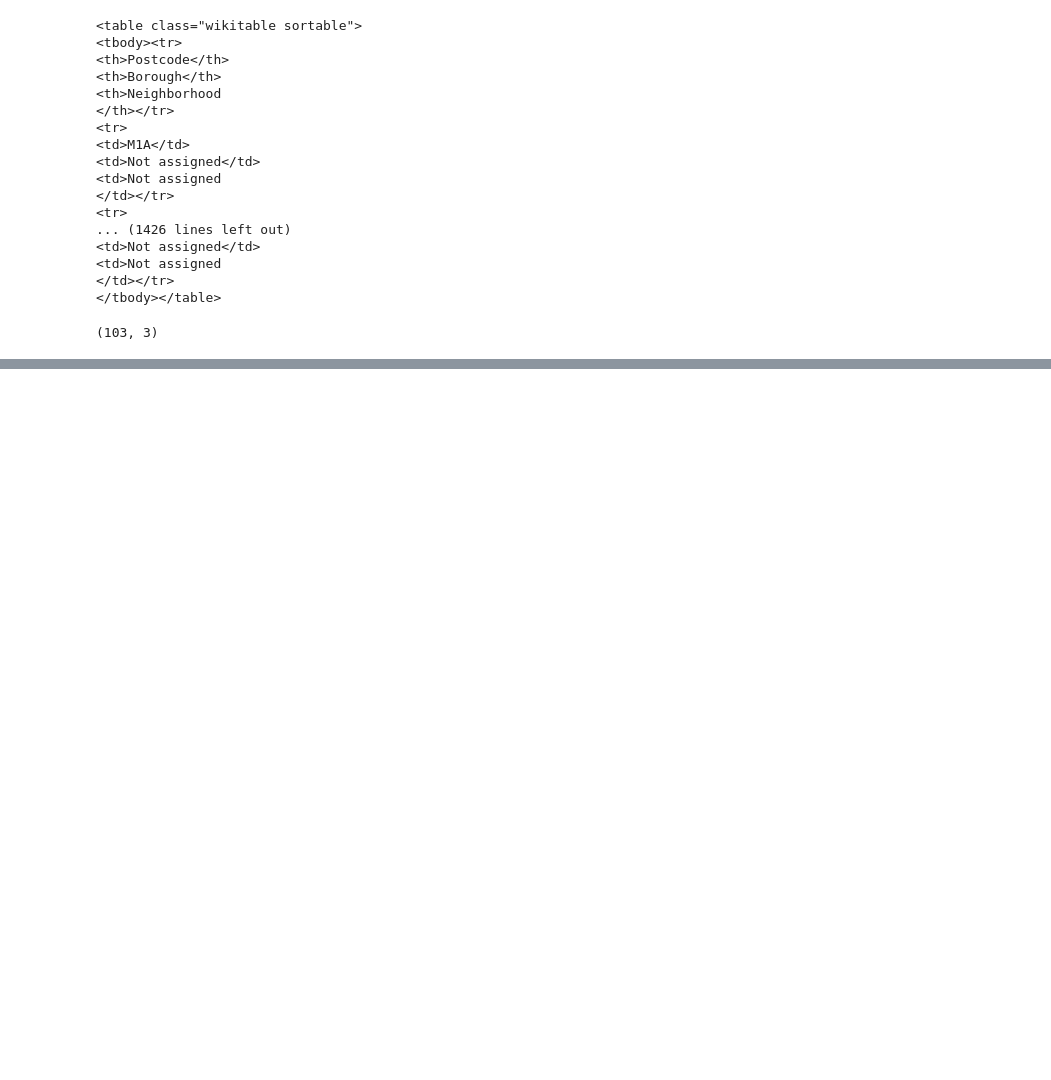
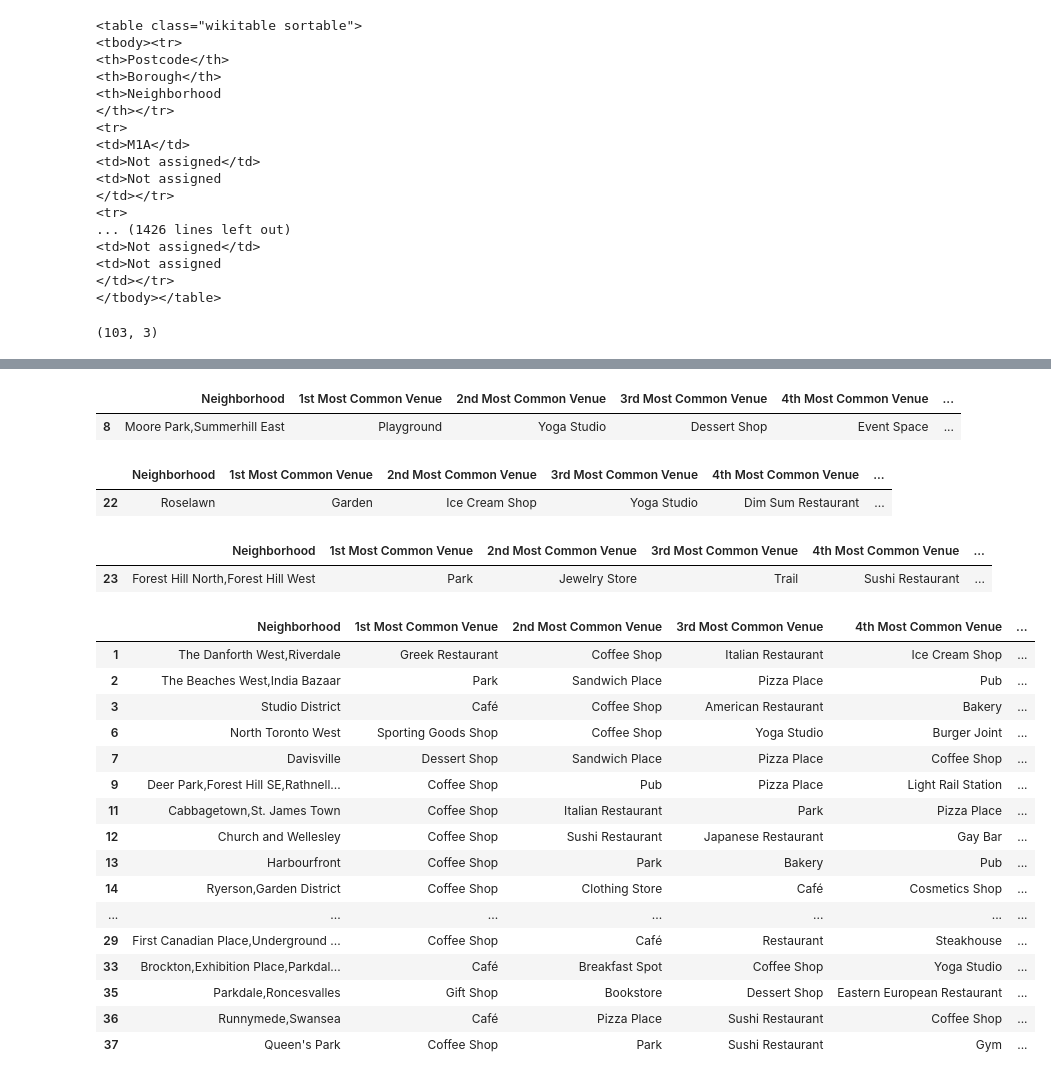
Before and after one commit to adamson22/Coursera_Capstone, a Jupyter notebook: Toronto Neighborhood Analysis.ipynb, the cells around one changed output, grey strips where cells are left out. Cells and saved outputs as stored; diff of their text form; code cells hidden in the pictures; blank space fills up the shorter version.

```diff
--- a/Toronto Neighborhood Analysis.ipynb
+++ b/Toronto Neighborhood Analysis.ipynb
@@ -94,0 +397,21 @@ df_ontario_grouped.shape  # 103,3
+# %%
+num_top_venues = 10
+
+indicators = ['st', 'nd', 'rd']
+
+# create columns according to number of top venues
+columns = ['Neighborhood']
+for ind in np.arange(num_top_venues):
+    try:
+        columns.append('{}{} Most Common Venue'.format(ind+1, indicators[ind]))
+    except:
+        columns.append('{}th Most Common Venue'.format(ind+1))
+
+# create a new dataframe
+neighborhoods_venues_sorted = pd.DataFrame(columns=columns)
+neighborhoods_venues_sorted['Neighborhood'] = toronto_grouped['Neighborhood']
+
+for ind in np.arange(toronto_grouped.shape[0]):
+    neighborhoods_venues_sorted.iloc[ind, 1:] = return_most_common_venues(toronto_grouped.iloc[ind, :], num_top_venues)
+
+neighborhoods_venues_sorted.head()
@@ -94,0 +427,11 @@ df_ontario_grouped.shape  # 103,3
+# %%
+# set number of clusters
+kclusters = 10
+
+toronto_grouped_clustering = toronto_grouped.drop('Neighborhood', 1)
+
+# run k-means clustering
+kmeans = KMeans(init="k-means++", n_clusters=kclusters, n_init=15).fit(toronto_grouped_clustering)
+
+# check cluster labels generated for each row in the dataframe
+kmeans.labels_[0:10]
@@ -94,0 +440,10 @@ df_ontario_grouped.shape  # 103,3
+# %%
+# add clustering labels
+neighborhoods_venues_sorted.insert(0, 'Cluster Labels', kmeans.labels_)
+
+toronto_merged = df_toronto
+
+# merge toronto_grouped with toronto_data to add latitude/longitude for each neighborhood
+toronto_merged = toronto_merged.join(neighborhoods_venues_sorted.set_index('Neighborhood'), on='Neighborhood')
+
+toronto_merged.head() # check the last columns!
@@ -94,0 +498,35 @@ df_ontario_grouped.shape  # 103,3
+# %%
+toronto_merged.loc[toronto_merged['Cluster Labels'] == 1, toronto_merged.columns[[2] + list(range(6, toronto_merged.shape[1]))]]
+# %% [output]
+|  | Neighborhood | 1st Most Common Venue | 2nd Most Common Venue | 3rd Most Common Venue | 4th Most Common Venue | ... |
+| 8 | Moore Park,Summerhill East | Playground | Yoga Studio | Dessert Shop | Event Space | ... |
+# %%
+toronto_merged.loc[toronto_merged['Cluster Labels'] == 2, toronto_merged.columns[[2] + list(range(6, toronto_merged.shape[1]))]]
+# %% [output]
+|  | Neighborhood | 1st Most Common Venue | 2nd Most Common Venue | 3rd Most Common Venue | 4th Most Common Venue | ... |
+| 22 | Roselawn | Garden | Ice Cream Shop | Yoga Studio | Dim Sum Restaurant | ... |
+# %%
+toronto_merged.loc[toronto_merged['Cluster Labels'] == 3, toronto_merged.columns[[2] + list(range(6, toronto_merged.shape[1]))]]
+# %% [output]
+|  | Neighborhood | 1st Most Common Venue | 2nd Most Common Venue | 3rd Most Common Venue | 4th Most Common Venue | ... |
+| 23 | Forest Hill North,Forest Hill West | Park | Jewelry Store | Trail | Sushi Restaurant | ... |
+# %%
+toronto_merged.loc[toronto_merged['Cluster Labels'] == 4, toronto_merged.columns[[2] + list(range(6, toronto_merged.shape[1]))]]
+# %% [output]
+|  | Neighborhood | 1st Most Common Venue | 2nd Most Common Venue | 3rd Most Common Venue | 4th Most Common Venue | ... |
+| 1 | The Danforth West,Riverdale | Greek Restaurant | Coffee Shop | Italian Restaurant | Ice Cream Shop | ... |
+| 2 | The Beaches West,India Bazaar | Park | Sandwich Place | Pizza Place | Pub | ... |
+| 3 | Studio District | Café | Coffee Shop | American Restaurant | Bakery | ... |
+| 6 | North Toronto West | Sporting Goods Shop | Coffee Shop | Yoga Studio | Burger Joint | ... |
+| 7 | Davisville | Dessert Shop | Sandwich Place | Pizza Place | Coffee Shop | ... |
+| 9 | Deer Park,Forest Hill SE,Rathnell... | Coffee Shop | Pub | Pizza Place | Light Rail Station | ... |
+| 11 | Cabbagetown,St. James Town | Coffee Shop | Italian Restaurant | Park | Pizza Place | ... |
+| 12 | Church and Wellesley | Coffee Shop | Sushi Restaurant | Japanese Restaurant | Gay Bar | ... |
+| 13 | Harbourfront | Coffee Shop | Park | Bakery | Pub | ... |
+| 14 | Ryerson,Garden District | Coffee Shop | Clothing Store | Café | Cosmetics Shop | ... |
+| ... | ... | ... | ... | ... | ... | ... |
+| 29 | First Canadian Place,Underground ... | Coffee Shop | Café | Restaurant | Steakhouse | ... |
+| 33 | Brockton,Exhibition Place,Parkdal... | Café | Breakfast Spot | Coffee Shop | Yoga Studio | ... |
+| 35 | Parkdale,Roncesvalles | Gift Shop | Bookstore | Dessert Shop | Eastern European Restaurant | ... |
+| 36 | Runnymede,Swansea | Café | Pizza Place | Sushi Restaurant | Coffee Shop | ... |
+| 37 | Queen's Park | Coffee Shop | Park | Sushi Restaurant | Gym | ... |
```
Also changed, not shown: parts of 42 cells of this notebook.
